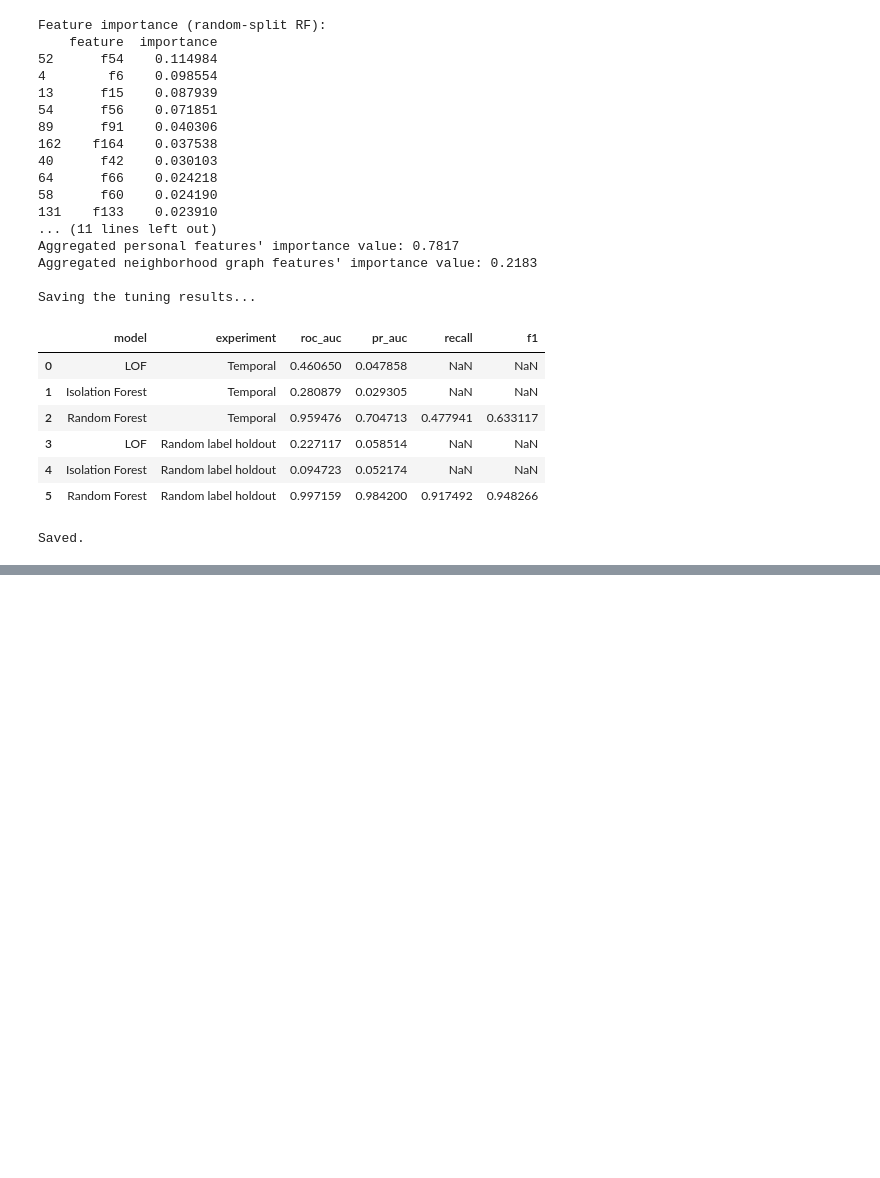
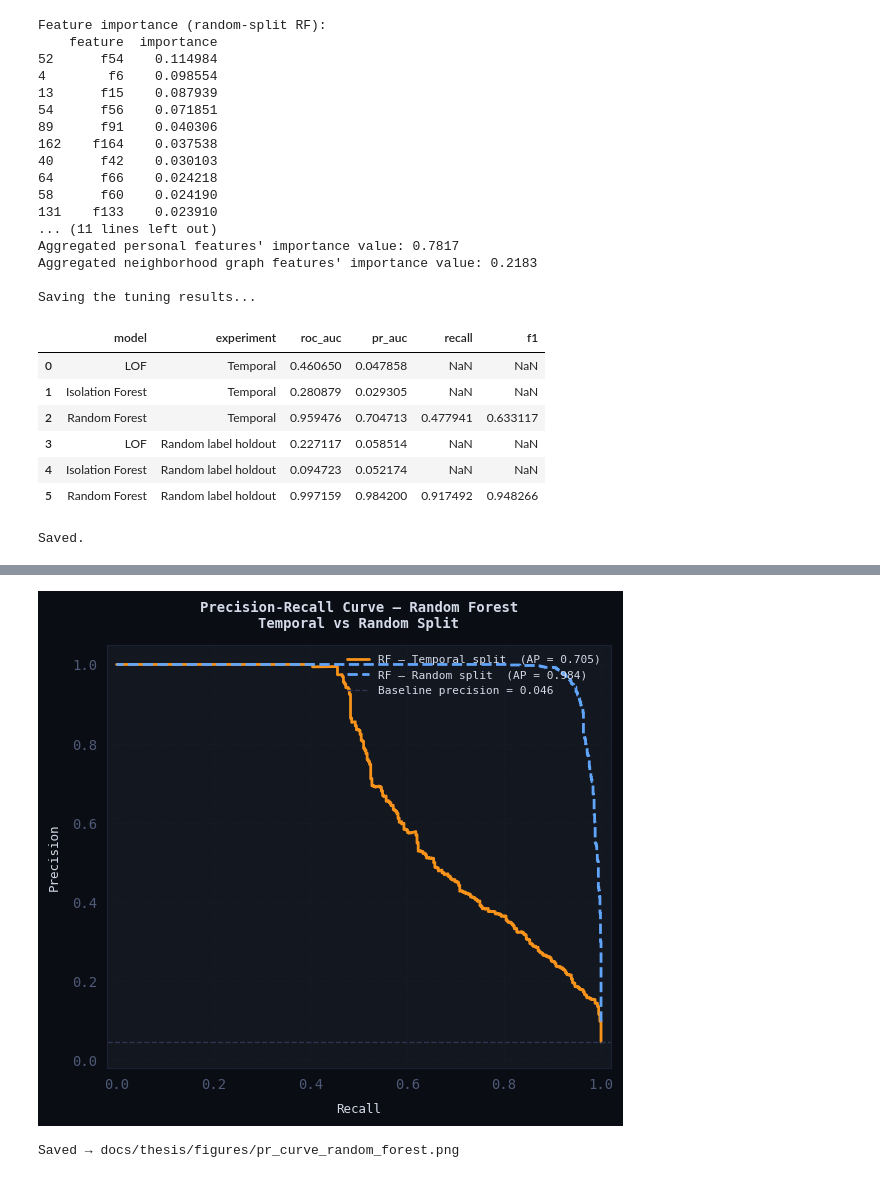
Before and after one commit to IIIAMAH3/AML-Blockchain-Monitoring-System, a Jupyter notebook: notebooks/04_evaluation.ipynb, the cells around one changed output, grey strips where cells are left out. Cells and saved outputs as stored; diff of their text form; code cells hidden in the pictures; blank space fills up the shorter version.

```diff
--- a/notebooks/04_evaluation.ipynb
+++ b/notebooks/04_evaluation.ipynb
@@ -203,0 +376,51 @@ Saved.
+# %%
+# ============================================================
+# PRECISION-RECALL CURVE — Random Forest only
+# More informative than ROC on heavily imbalanced data because
+# it focuses on the minority class (illicit) without flattering
+# the model with the large number of true negatives.
+# ============================================================
+
+from sklearn.metrics import precision_recall_curve, average_precision_score
+
+fig, ax = plt.subplots(figsize=(6.5, 5.5))
+
+for scores, y_true, label, color, ls in [
+    (rf_temporal_scores, y_test_temporal, "Temporal split", C_RF,  "solid"),
+    (rf_random_scores,   y_test_rf,       "Random split",   C_LOF, "dashed"),
+]:
+    prec, rec, _ = precision_recall_curve(y_true, scores)
+    ap = average_precision_score(y_true, scores)
+    ax.plot(rec, prec, color=color, linewidth=2,
+            linestyle=ls, label=f"RF — {label}  (AP = {ap:.3f})")
+
+# Baseline = illicit prevalence in labeled set
+baseline = y_test_temporal.mean()
+ax.axhline(baseline, color=C_DIAG, linewidth=1, linestyle="--",
+           label=f"Baseline precision = {baseline:.3f}")
+
+ax.set_xlim(-0.02, 1.02)
+ax.set_ylim(-0.02, 1.05)
+ax.set_xlabel("Recall", fontsize=9, labelpad=8)
+ax.set_ylabel("Precision", fontsize=9, labelpad=8)
+ax.set_title(
+    "Precision-Recall Curve — Random Forest\nTemporal vs Random Split",
+    fontsize=10, fontweight="bold", pad=12
+)
+ax.grid(True, linestyle="--", alpha=0.4)
+ax.legend(fontsize=8, loc="upper right")
+ax.set_facecolor("#131720")
+fig.set_facecolor("#0b0d14")
+
+plt.savefig(
+    "../docs/thesis/figures/pr_curve_random_forest.png",
+    dpi=180,
+    bbox_inches="tight",
+    facecolor=fig.get_facecolor(),
+)
+
+plt.show()
+print("Saved → docs/thesis/figures/pr_curve_random_forest.png")
+# %% [output]
+[figure, added]
+Saved → docs/thesis/figures/pr_curve_random_forest.png
```
Also changed, not shown: parts of 7 cells of this notebook.
